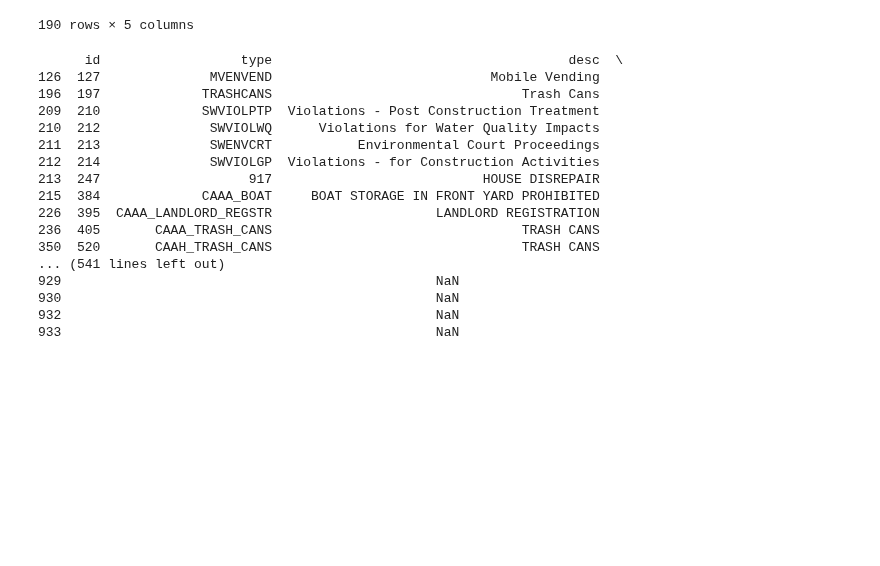
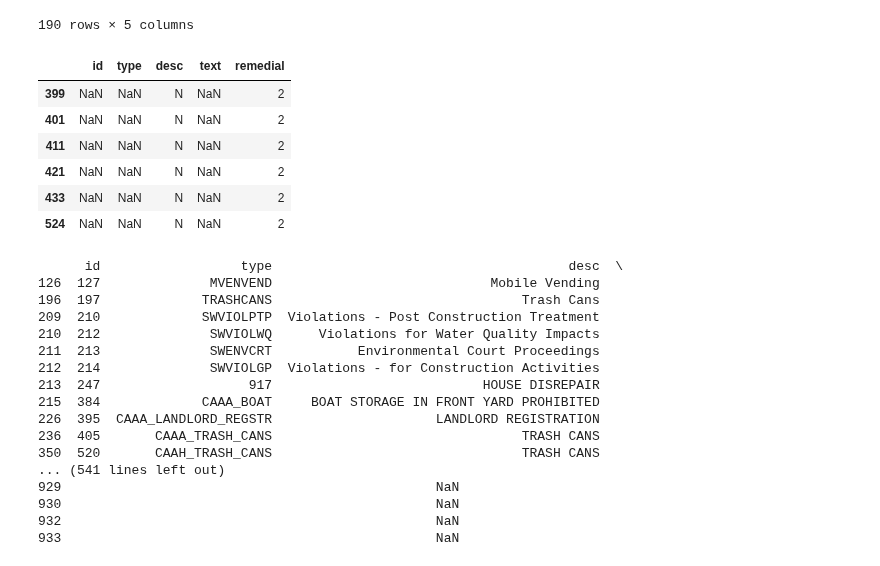
Before and after one commit to DEREJEGETU/data-question-2, a Jupyter notebook: Codes_testing.ipynb, the cells around one changed output. Cells and saved outputs as stored; diff of their text form; code cells hidden in the pictures; blank space fills up the shorter version.

```diff
--- a/Codes_testing.ipynb
+++ b/Codes_testing.ipynb
@@ -358,3 +378,5 @@ violations_dash = violations_noMCL.drop(violations_noMCL[violations_noMCL['id'].
+# %%
+violations_dash = violations_noMCL.drop(violations_dash.index)
 # %%
 violations_dash
 # %% [output]
@@ -381,3 +422,5 @@ violations_description_id = violations_dash.drop(violations_noMCL[violations_noM
+# %%
+violations_description_id = violations_dash.drop(violations_description_id.index)
 # %%
 violations_description_id
 # %% [output]
@@ -401,6 +444,15 @@ violations_description_id
 190 rows × 5 columns
 # %%
 violations_NaN_type = violations_description_id[violations_description_id['type'].isnull()]
+violations_NaN_type
+# %% [output]
+|  | id | type | desc | text | remedial |
+| 399 | NaN | NaN | N | NaN | 2 |
+| 401 | NaN | NaN | N | NaN | 2 |
+| 411 | NaN | NaN | N | NaN | 2 |
+| 421 | NaN | NaN | N | NaN | 2 |
+| 433 | NaN | NaN | N | NaN | 2 |
+| 524 | NaN | NaN | N | NaN | 2 |
 # %%
 violations_NaN_type = violations_description_id.drop(violations_description_id[violations_description_id['type'].isnull()].index)
 with pd.option_context('display.max_rows', None, 'display.max_columns', 10):
```
Also changed, not shown: parts of 5 cells of this notebook.
